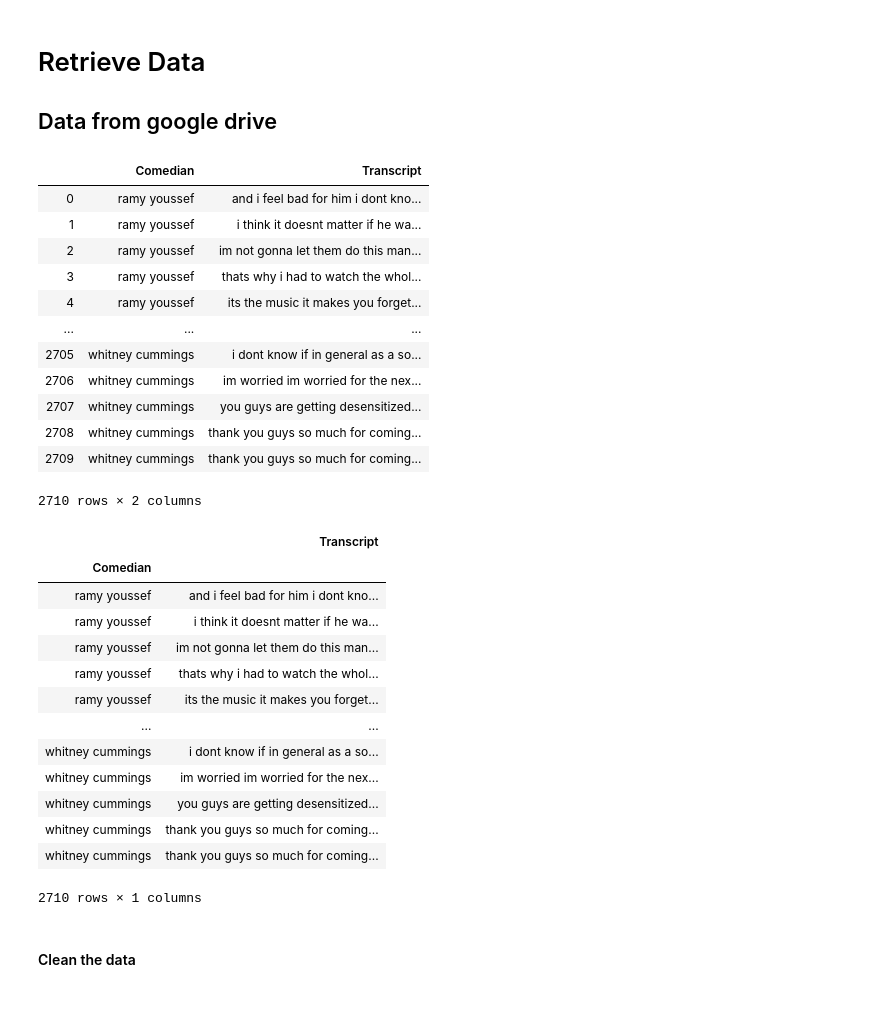
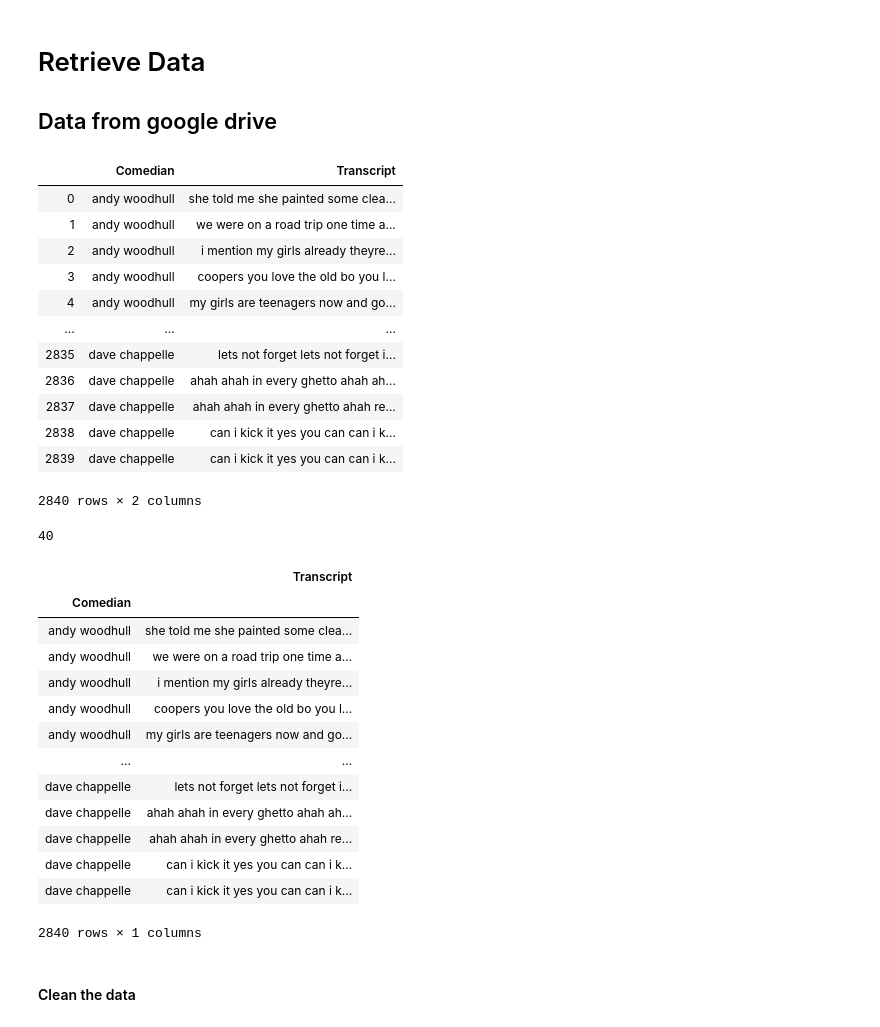
Before and after one commit to k11tqa25/nlp_based_recommender, a Jupyter notebook: transcript_index.ipynb, the cells around one changed output. Cells and saved outputs as stored; diff of their text form; code cells hidden in the pictures.

```diff
--- a/transcript_index.ipynb
+++ b/transcript_index.ipynb
@@ -55,24 +55,28 @@ from tqdm import tqdm
 
 ## Data from google drive
 # %%
-df = pd.read_csv('./scrap_all_transcript/transcript_paragraph_needed.csv')
+df = pd.read_csv('transcript_paragraph_needed.csv')
 df = df[["comedian","transcript"]]
 df.columns = ["Comedian","Transcript"]
 df
 # %% [output]
 |  | Comedian | Transcript |
-| 0 | ramy youssef | and i feel bad for him i dont kno... |
-| 1 | ramy youssef | i think it doesnt matter if he wa... |
-| 2 | ramy youssef | im not gonna let them do this man... |
-| 3 | ramy youssef | thats why i had to watch the whol... |
-| 4 | ramy youssef | its the music it makes you forget... |
+| 0 | andy woodhull | she told me she painted some clea... |
+| 1 | andy woodhull | we were on a road trip one time a... |
+| 2 | andy woodhull | i mention my girls already theyre... |
+| 3 | andy woodhull | coopers you love the old bo you l... |
+| 4 | andy woodhull | my girls are teenagers now and go... |
 | ... | ... | ... |
-| 2705 | whitney cummings | i dont know if in general as a so... |
-| 2706 | whitney cummings | im worried im worried for the nex... |
-| 2707 | whitney cummings | you guys are getting desensitized... |
-| 2708 | whitney cummings | thank you guys so much for coming... |
-| 2709 | whitney cummings | thank you guys so much for coming... |
+| 2835 | dave chappelle | lets not forget lets not forget i... |
+| 2836 | dave chappelle | ahah ahah in every ghetto ahah ah... |
+| 2837 | dave chappelle | ahah ahah in every ghetto ahah re... |
+| 2838 | dave chappelle | can i kick it yes you can can i k... |
+| 2839 | dave chappelle | can i kick it yes you can can i k... |
-2710 rows × 2 columns
+2840 rows × 2 columns
+# %%
+len(df.Comedian.unique())
+# %% [output]
+40
 # %%
 # get corpus
 corpus = df[['Comedian','Transcript']].set_index('Comedian')
@@ -80,18 +84,18 @@ corpus
 # %% [output]
 |  | Transcript |
 | Comedian |  |
-| ramy youssef | and i feel bad for him i dont kno... |
-| ramy youssef | i think it doesnt matter if he wa... |
-| ramy youssef | im not gonna let them do this man... |
-| ramy youssef | thats why i had to watch the whol... |
-| ramy youssef | its the music it makes you forget... |
+| andy woodhull | she told me she painted some clea... |
+| andy woodhull | we were on a road trip one time a... |
+| andy woodhull | i mention my girls already theyre... |
+| andy woodhull | coopers you love the old bo you l... |
+| andy woodhull | my girls are teenagers now and go... |
 | ... | ... |
-| whitney cummings | i dont know if in general as a so... |
-| whitney cummings | im worried im worried for the nex... |
-| whitney cummings | you guys are getting desensitized... |
-| whitney cummings | thank you guys so much for coming... |
-| whitney cummings | thank you guys so much for coming... |
+| dave chappelle | lets not forget lets not forget i... |
+| dave chappelle | ahah ahah in every ghetto ahah ah... |
+| dave chappelle | ahah ahah in every ghetto ahah re... |
+| dave chappelle | can i kick it yes you can can i k... |
+| dave chappelle | can i kick it yes you can can i k... |
-2710 rows × 1 columns
+2840 rows × 1 columns
 # %% [markdown]
 #### Clean the data
 # %%
```
Also changed, not shown: parts of 22 cells of this notebook, 2 other files.
